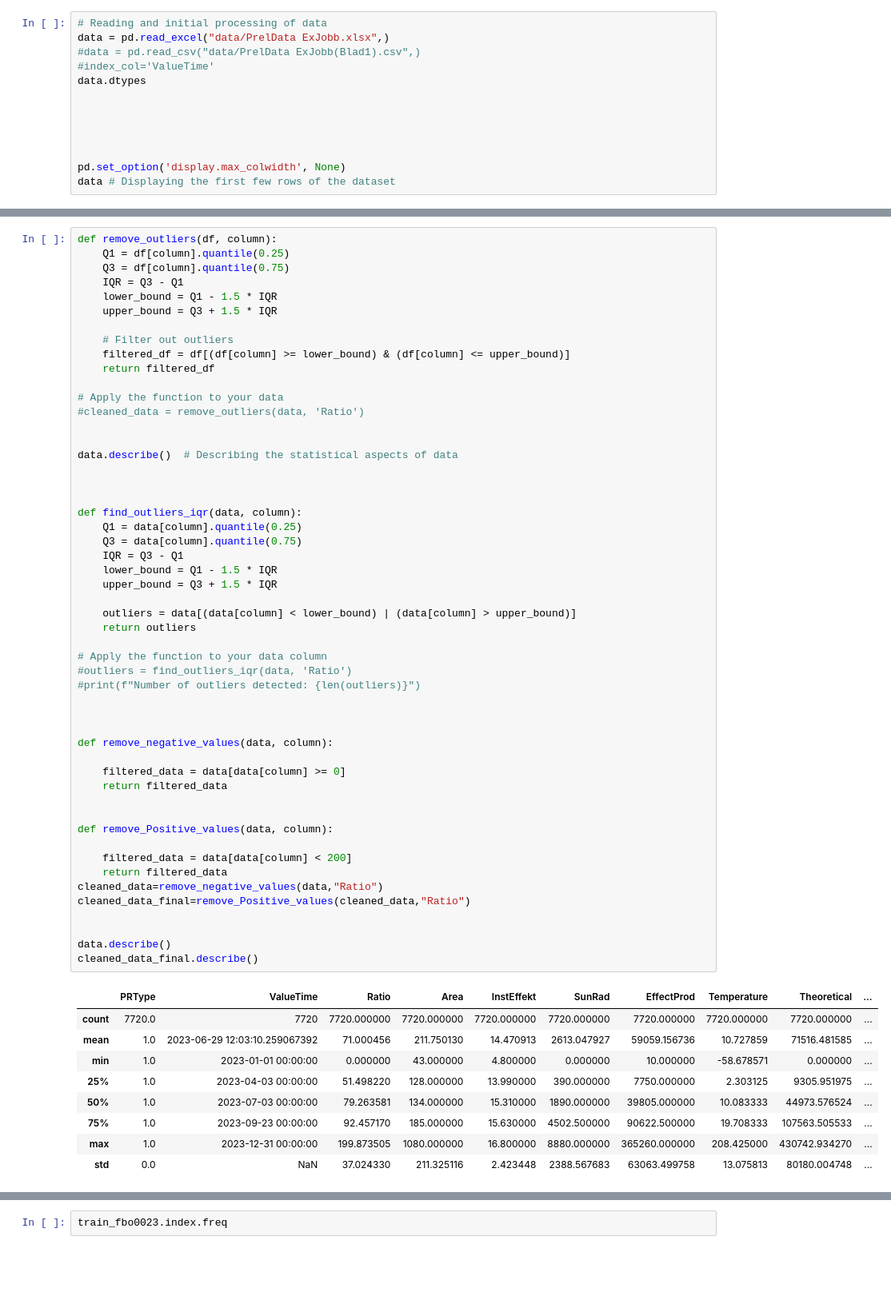
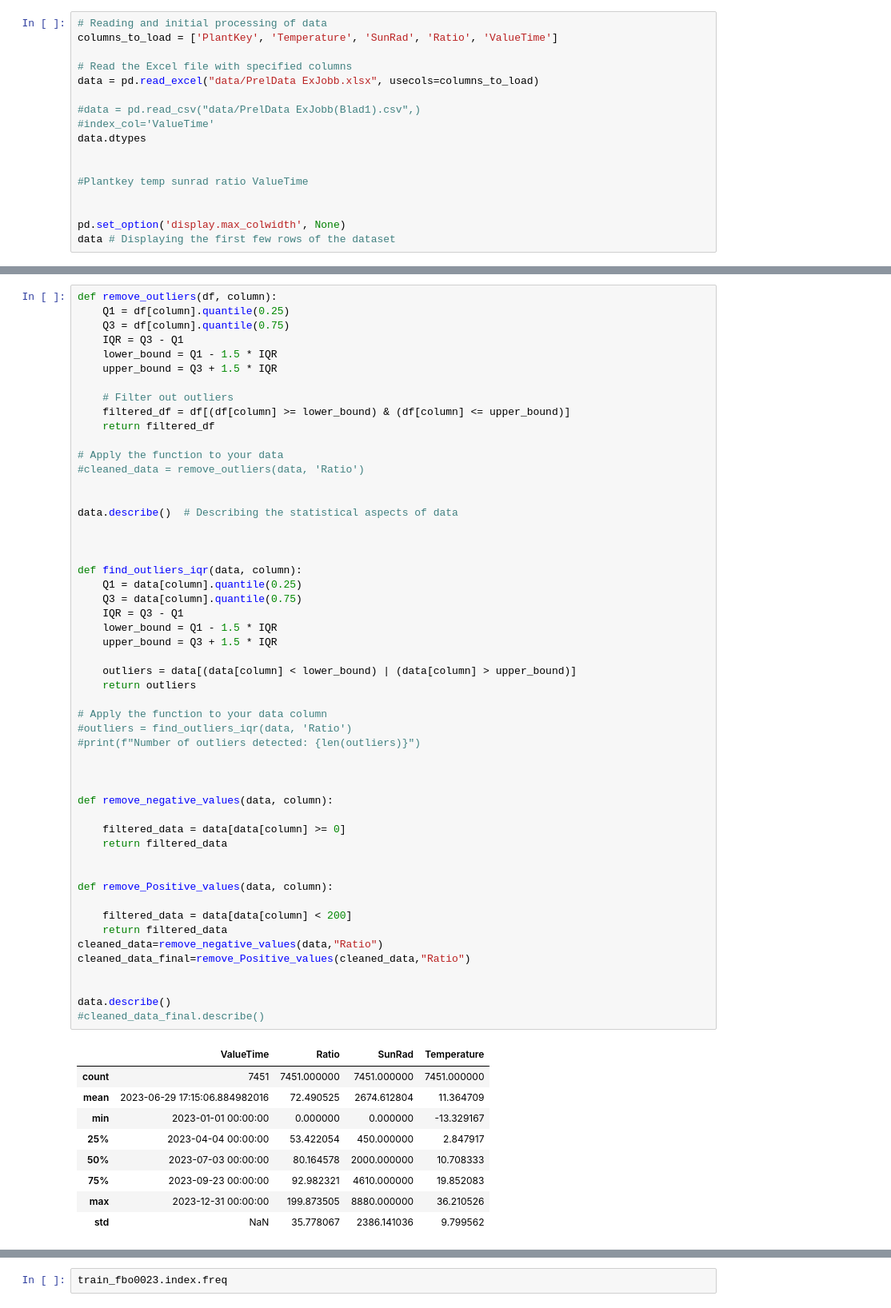
Before and after one commit to Poparded/Arima_solcell, a Jupyter notebook: Arima_solcell/Arima.ipynb, the cells around one changed output, grey strips where cells are left out. Shown at 80% size. Saved outputs shown, nothing was run; the diff lists cells and outputs as text; blank space fills up the shorter version.

```diff
--- a/Arima_solcell/Arima.ipynb
+++ b/Arima_solcell/Arima.ipynb
@@ -6,13 +6,17 @@ from statsmodels.tsa.stattools import adfuller  # Function for Augmented Dickey-
 import matplotlib.pyplot as plt  # Matplotlib's pyplot for plotting graphs
 # %%
 # Reading and initial processing of data
-data = pd.read_excel("data/PrelData ExJobb.xlsx",)
+columns_to_load = ['PlantKey', 'Temperature', 'SunRad', 'Ratio', 'ValueTime']
+
+# Read the Excel file with specified columns
+data = pd.read_excel("data/PrelData ExJobb.xlsx", usecols=columns_to_load)
+
 #data = pd.read_csv("data/PrelData ExJobb(Blad1).csv",)
 #index_col='ValueTime'
 data.dtypes
 
 
-
+#Plantkey temp sunrad ratio ValueTime
 
 
 pd.set_option('display.max_colwidth', None)
@@ -114,43 +103,43 @@ def find_outliers_iqr(data, column):
     Q3 = data[column].quantile(0.75)
     IQR = Q3 - Q1
     lower_bound = Q1 - 1.5 * IQR
     upper_bound = Q3 + 1.5 * IQR
 
     outliers = data[(data[column] < lower_bound) | (data[column] > upper_bound)]
     return outliers
 
 # Apply the function to your data column
 #outliers = find_outliers_iqr(data, 'Ratio')
 #print(f"Number of outliers detected: {len(outliers)}")
 
 
 
 def remove_negative_values(data, column):
 
     filtered_data = data[data[column] >= 0]
     return filtered_data
 
 
 def remove_Positive_values(data, column):
 
     filtered_data = data[data[column] < 200]
     return filtered_data
 cleaned_data=remove_negative_values(data,"Ratio")
 cleaned_data_final=remove_Positive_values(cleaned_data,"Ratio")
 
 
 data.describe()
-cleaned_data_final.describe()
+#cleaned_data_final.describe()
 # %% [output]
-|  | PRType | ValueTime | Ratio | Area | InstEffekt | SunRad | EffectProd | Temperature | Theoretical | ... |
-| count | 7720.0 | 7720 | 7720.000000 | 7720.000000 | 7720.000000 | 7720.000000 | 7720.000000 | 7720.000000 | 7720.000000 | ... |
-| mean | 1.0 | 2023-06-29 12:03:10.259067392 | 71.000456 | 211.750130 | 14.470913 | 2613.047927 | 59059.156736 | 10.727859 | 71516.481585 | ... |
-| min | 1.0 | 2023-01-01 00:00:00 | 0.000000 | 43.000000 | 4.800000 | 0.000000 | 10.000000 | -58.678571 | 0.000000 | ... |
-| 25% | 1.0 | 2023-04-03 00:00:00 | 51.498220 | 128.000000 | 13.990000 | 390.000000 | 7750.000000 | 2.303125 | 9305.951975 | ... |
-| 50% | 1.0 | 2023-07-03 00:00:00 | 79.263581 | 134.000000 | 15.310000 | 1890.000000 | 39805.000000 | 10.083333 | 44973.576524 | ... |
-| 75% | 1.0 | 2023-09-23 00:00:00 | 92.457170 | 185.000000 | 15.630000 | 4502.500000 | 90622.500000 | 19.708333 | 107563.505533 | ... |
-| max | 1.0 | 2023-12-31 00:00:00 | 199.873505 | 1080.000000 | 16.800000 | 8880.000000 | 365260.000000 | 208.425000 | 430742.934270 | ... |
-| std | 0.0 | NaN | 37.024330 | 211.325116 | 2.423448 | 2388.567683 | 63063.499758 | 13.075813 | 80180.004748 | ... |
+|  | ValueTime | Ratio | SunRad | Temperature |
+| count | 7451 | 7451.000000 | 7451.000000 | 7451.000000 |
+| mean | 2023-06-29 17:15:06.884982016 | 72.490525 | 2674.612804 | 11.364709 |
+| min | 2023-01-01 00:00:00 | 0.000000 | 0.000000 | -13.329167 |
+| 25% | 2023-04-04 00:00:00 | 53.422054 | 450.000000 | 2.847917 |
+| 50% | 2023-07-03 00:00:00 | 80.164578 | 2000.000000 | 10.708333 |
+| 75% | 2023-09-23 00:00:00 | 92.982321 | 4610.000000 | 19.852083 |
+| max | 2023-12-31 00:00:00 | 199.873505 | 8880.000000 | 36.210526 |
+| std | NaN | 35.778067 | 2386.141036 | 9.799562 |
 # %%
 # Data splitting
 
```
Also changed, not shown: parts of 11 cells of this notebook, 2 other files.
